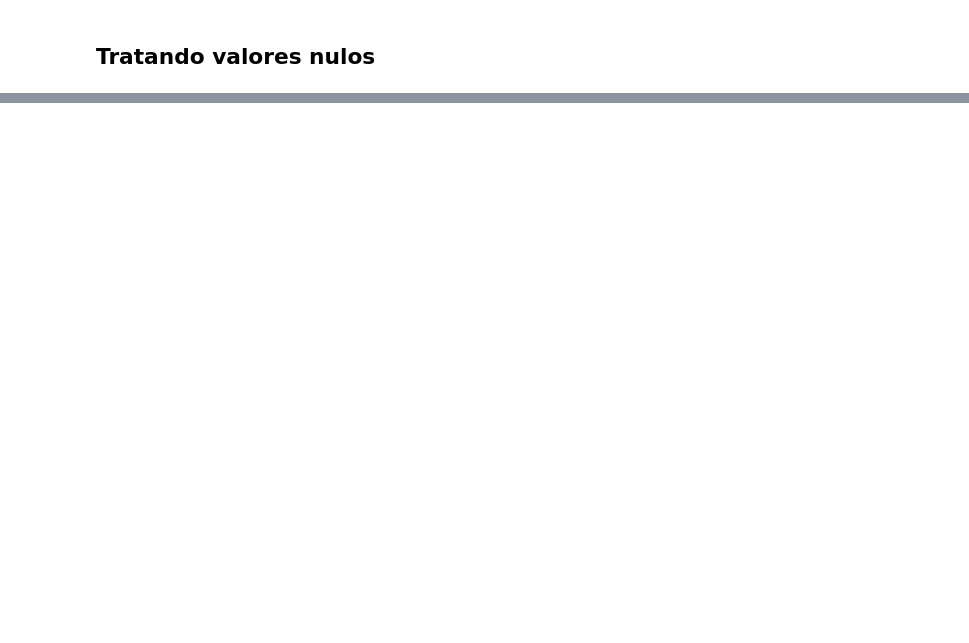
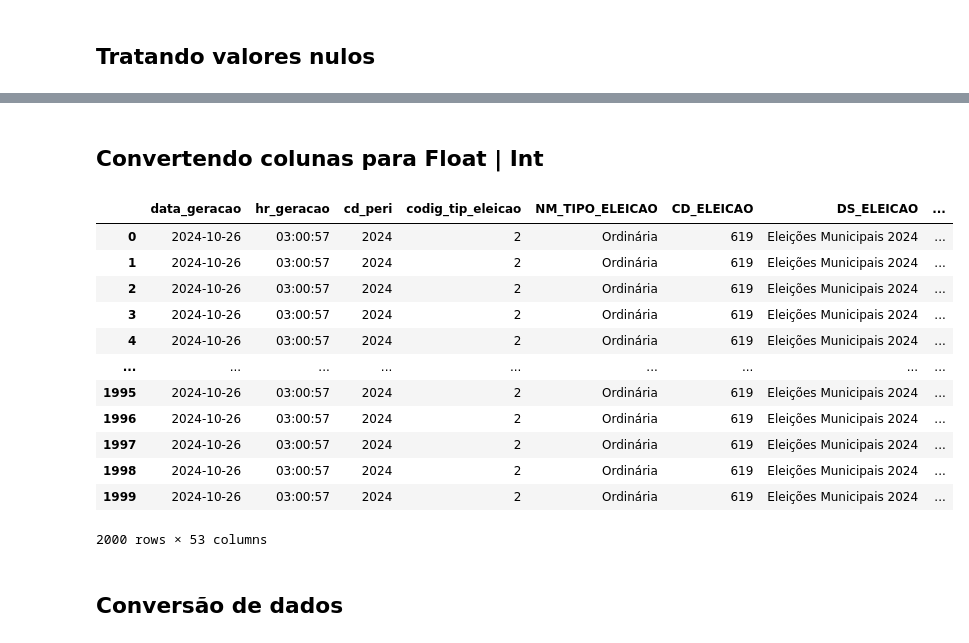
Before and after one commit to MouraGabri/Python_Aprendizado, a Jupyter notebook: projeto_pessoal/main.ipynb, the cells around one changed output, grey strips where cells are left out. Cells and saved outputs as stored; diff of their text form; code cells hidden in the pictures; blank space fills up the shorter version.

```diff
--- a/projeto_pessoal/main.ipynb
+++ b/projeto_pessoal/main.ipynb
@@ -11,6 +12,9 @@ from IPython.display import display
 # %% [markdown]
 ### Leitura Dataseat
 # %%
+pd.set_option('display.max_columns', None) # configuração para mostrar todas as colunas do DF
+
+
 def leitura_excel():
     try:
         # Lê o arquivo CSV
@@ -50,8 +53,3 @@ df['DT_ELEICAO'] = df['DT_ELEICAO'].dt.strftime('%Y-%m-%d')
 df['DT_DESPESA'] = df['DT_DESPESA'].dt.strftime('%Y-%m-%d')
 # %% [markdown]
 ## Tratando valores nulos
-# %%
-df['SG_PARTIDO_FORNECEDOR'] = df['SG_PARTIDO_FORNECEDOR'].replace({'#NULO': np.nan})
-df['NM_PARTIDO_FORNECEDOR'] = df['NM_PARTIDO_FORNECEDOR'].replace({'#NULO': np.nan})
-
-df.head(1)
@@ -61,0 +56,36 @@ df.head(1)
+# %%
+df = df.applymap(lambda x: 'Nan' if x == '#NULO' else x)
+df = df.applymap(lambda x: 'Nan' if x == '#NULO#' else x)
+
+
+# df['SG_PARTIDO_FORNECEDOR'] = df['SG_PARTIDO_FORNECEDOR'].replace({'#NULO': np.nan}).str.strip()
+# df['NM_PARTIDO_FORNECEDOR'] = df['NM_PARTIDO_FORNECEDOR'].replace({'#NULO': np.nan}).str.strip()
+# df['DS_ESFERA_PART_FORNECEDOR'] = df['DS_ESFERA_PART_FORNECEDOR'].replace({'#NULO': np.nan}).str.strip()
+# df['SG_UF_FORNECEDOR'] = df['SG_UF_FORNECEDOR'].replace({'#NULO#': np.nan}).str.strip()
+# df['NM_MUNICIPIO_FORNECEDOR'] = df['NM_MUNICIPIO_FORNECEDOR'].replace({'#NULO': np.nan}).str.strip()
+# df['DS_CARGO_FORNECEDOR'] = df['DS_CARGO_FORNECEDOR'].replace({'#NULO': np.nan}).str.strip()
+# df['SG_UF_FORNECEDOR'] = df['SG_UF_FORNECEDOR'].replace({'#NULO': np.nan}).str.strip()
+# %% [markdown]
+## Convertendo colunas para Float | Int
+# %%
+df['VR_DESPESA_CONTRATADA'] = df['VR_DESPESA_CONTRATADA'].str.replace(',' , '.').astype(float)
+# %%
+df.head(1)
+df.rename(columns={'DT_GERACAO': 'data_geracao','HH_GERACAO':'hr_geracao','AA_ELEICAO': 'cd_peri',
+'CD_TIPO_ELEICAO':'codig_tip_eleicao'})
+# %% [output]
+|  | data_geracao | hr_geracao | cd_peri | codig_tip_eleicao | NM_TIPO_ELEICAO | CD_ELEICAO | DS_ELEICAO | ... |
+| 0 | 2024-10-26 | 03:00:57 | 2024 | 2 | Ordinária | 619 | Eleições Municipais 2024 | ... |
+| 1 | 2024-10-26 | 03:00:57 | 2024 | 2 | Ordinária | 619 | Eleições Municipais 2024 | ... |
+| 2 | 2024-10-26 | 03:00:57 | 2024 | 2 | Ordinária | 619 | Eleições Municipais 2024 | ... |
+| 3 | 2024-10-26 | 03:00:57 | 2024 | 2 | Ordinária | 619 | Eleições Municipais 2024 | ... |
+| 4 | 2024-10-26 | 03:00:57 | 2024 | 2 | Ordinária | 619 | Eleições Municipais 2024 | ... |
+| ... | ... | ... | ... | ... | ... | ... | ... | ... |
+| 1995 | 2024-10-26 | 03:00:57 | 2024 | 2 | Ordinária | 619 | Eleições Municipais 2024 | ... |
+| 1996 | 2024-10-26 | 03:00:57 | 2024 | 2 | Ordinária | 619 | Eleições Municipais 2024 | ... |
+| 1997 | 2024-10-26 | 03:00:57 | 2024 | 2 | Ordinária | 619 | Eleições Municipais 2024 | ... |
+| 1998 | 2024-10-26 | 03:00:57 | 2024 | 2 | Ordinária | 619 | Eleições Municipais 2024 | ... |
+| 1999 | 2024-10-26 | 03:00:57 | 2024 | 2 | Ordinária | 619 | Eleições Municipais 2024 | ... |
+2000 rows × 53 columns
+# %% [markdown]
+## Conversão de dados
```
Also changed, not shown: parts of 5 cells of this notebook.
